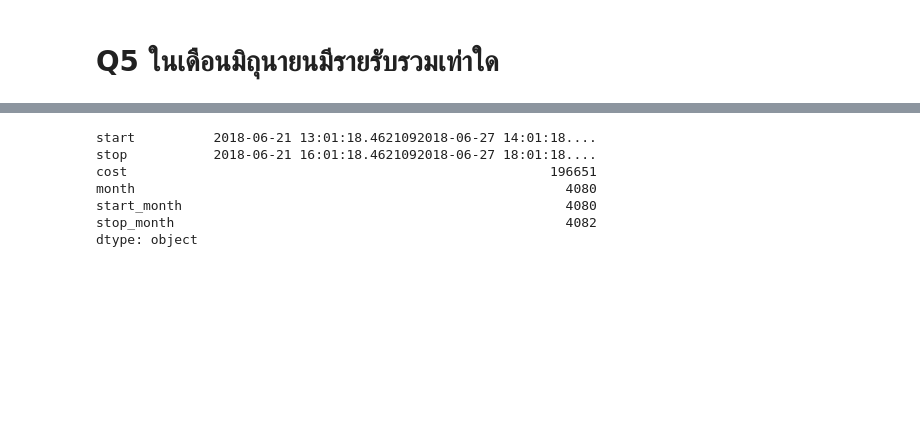
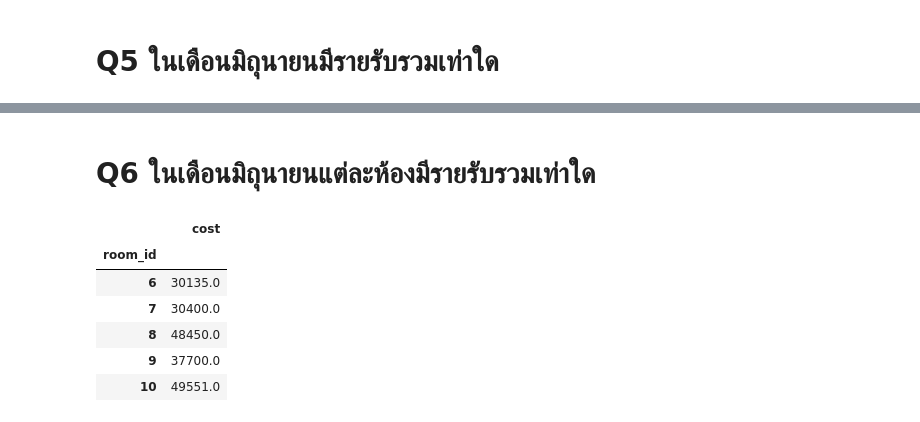
Before and after one commit to nuttaponkhamkul123/CS439_2019, a Jupyter notebook: cs439_week07/week07.ipynb, the cells around one changed output, grey strips where cells are left out. Drawn from its saved outputs; the diff is of its cells as text; code cells hidden in the pictures; blank space fills up the shorter version.

```diff
--- a/cs439_week07/week07.ipynb
+++ b/cs439_week07/week07.ipynb
@@ -193,13 +160,16 @@ df5
-# %%
-list = df5[df5['start_month'] == 6]
-list
-total  = list.sum()
-total
-# %% [output]
-start          2018-06-21 13:01:18.4621092018-06-27 14:01:18....
-stop           2018-06-21 16:01:18.4621092018-06-27 18:01:18....
-cost                                                      196651
-month                                                       4080
-start_month                                                 4080
-stop_month                                                  4082
-dtype: object
+# %% [markdown]
+# Q6 ในเดือนมิถุนายนแต่ละห้องมีรายรับรวมเท่าใด
+# %%
+df6 = df_room.merge(df_rent,left_on='id',right_on='room_id')\
+    .drop(columns = 'id_x')
+df6['stop'] = pd.to_datetime(df6['stop'],format='%Y-%m-%d %H:%M:%S')
+df6_new = df6[df6['stop'].dt.month == 6]
+df6_new.groupby('room_id').agg({'cost':'sum'})
+# %% [output]
+|  | cost |
+| room_id |  |
+| 6 | 30135.0 |
+| 7 | 30400.0 |
+| 8 | 48450.0 |
+| 9 | 37700.0 |
+| 10 | 49551.0 |
```
Also changed, not shown: parts of 10 cells of this notebook, 1 other file.
